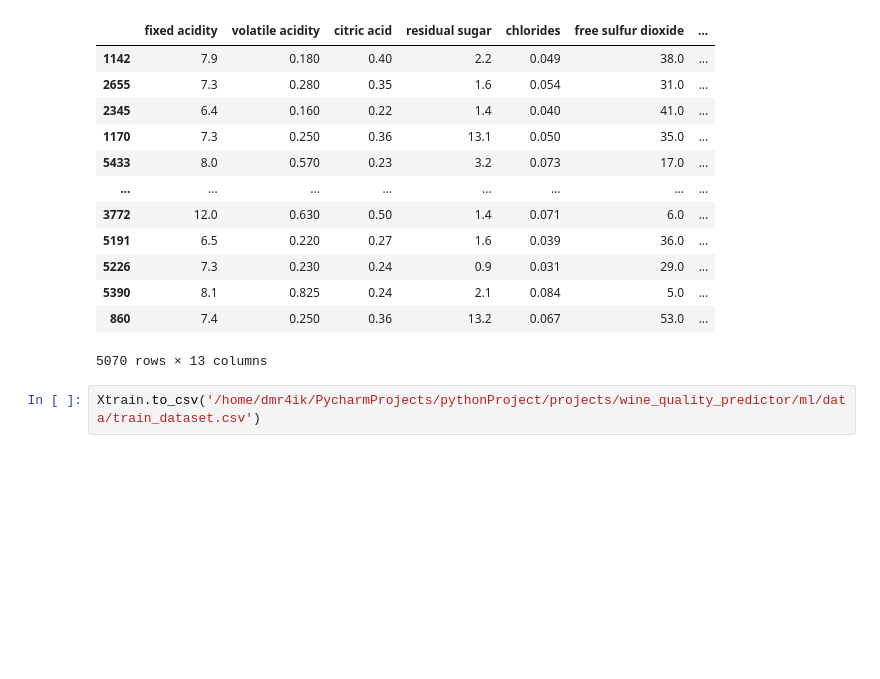
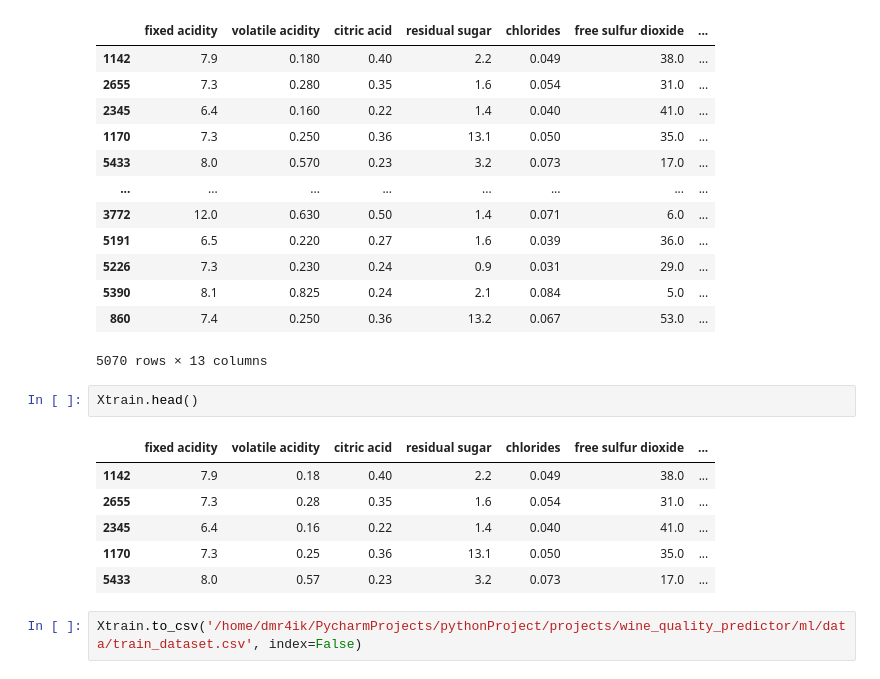
Before and after one commit to berkut-ai/wine_quality_predictor, a Jupyter notebook: ml/research.ipynb, the cells around one changed output. Cells and saved outputs as stored; diff of their text form; blank space fills up the shorter version.

```diff
--- a/ml/research.ipynb
+++ b/ml/research.ipynb
@@ -480,5 +521,14 @@ Xtrain
 | 5390 | 8.1 | 0.825 | 0.24 | 2.1 | 0.084 | 5.0 | ... |
 | 860 | 7.4 | 0.250 | 0.36 | 13.2 | 0.067 | 53.0 | ... |
 5070 rows × 13 columns
-# %%
-Xtrain.to_csv('/home/dmr4ik/PycharmProjects/pythonProject/projects/wine_quality_predictor/ml/data/train_dataset.csv')
+# %%
+Xtrain.head()
+# %% [output]
+|  | fixed acidity | volatile acidity | citric acid | residual sugar | chlorides | free sulfur dioxide | ... |
+| 1142 | 7.9 | 0.18 | 0.40 | 2.2 | 0.049 | 38.0 | ... |
+| 2655 | 7.3 | 0.28 | 0.35 | 1.6 | 0.054 | 31.0 | ... |
+| 2345 | 6.4 | 0.16 | 0.22 | 1.4 | 0.040 | 41.0 | ... |
+| 1170 | 7.3 | 0.25 | 0.36 | 13.1 | 0.050 | 35.0 | ... |
+| 5433 | 8.0 | 0.57 | 0.23 | 3.2 | 0.073 | 17.0 | ... |
+# %%
+Xtrain.to_csv('/home/dmr4ik/PycharmProjects/pythonProject/projects/wine_quality_predictor/ml/data/train_dataset.csv', index=False)
```
Also changed, not shown: parts of 3 cells of this notebook, 5 other files.
